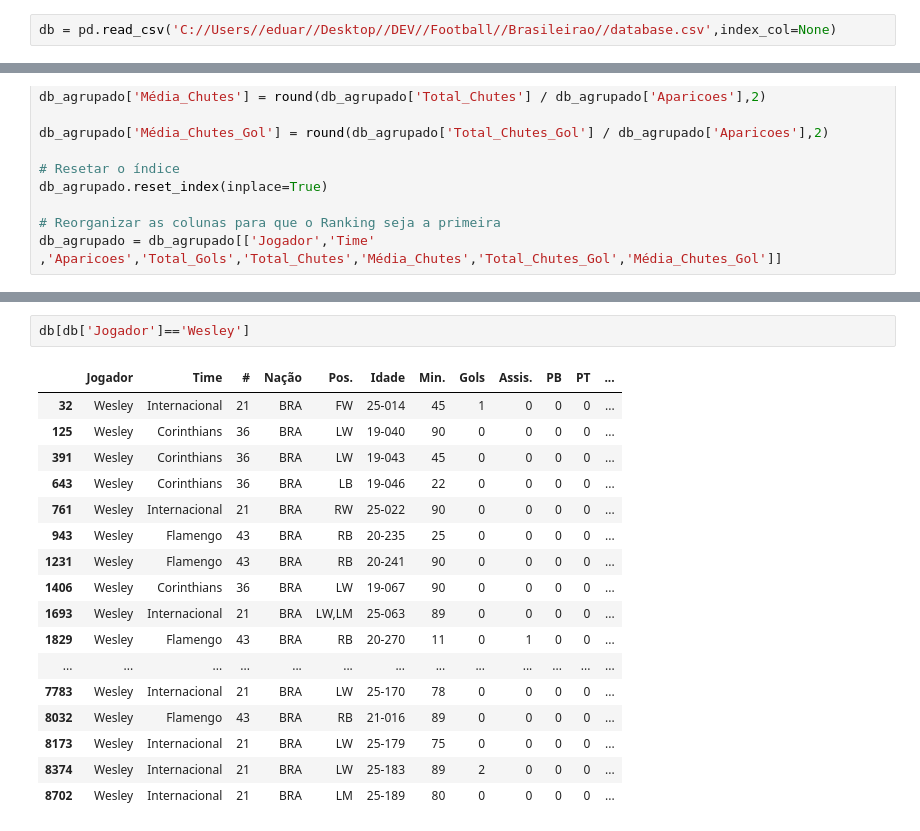
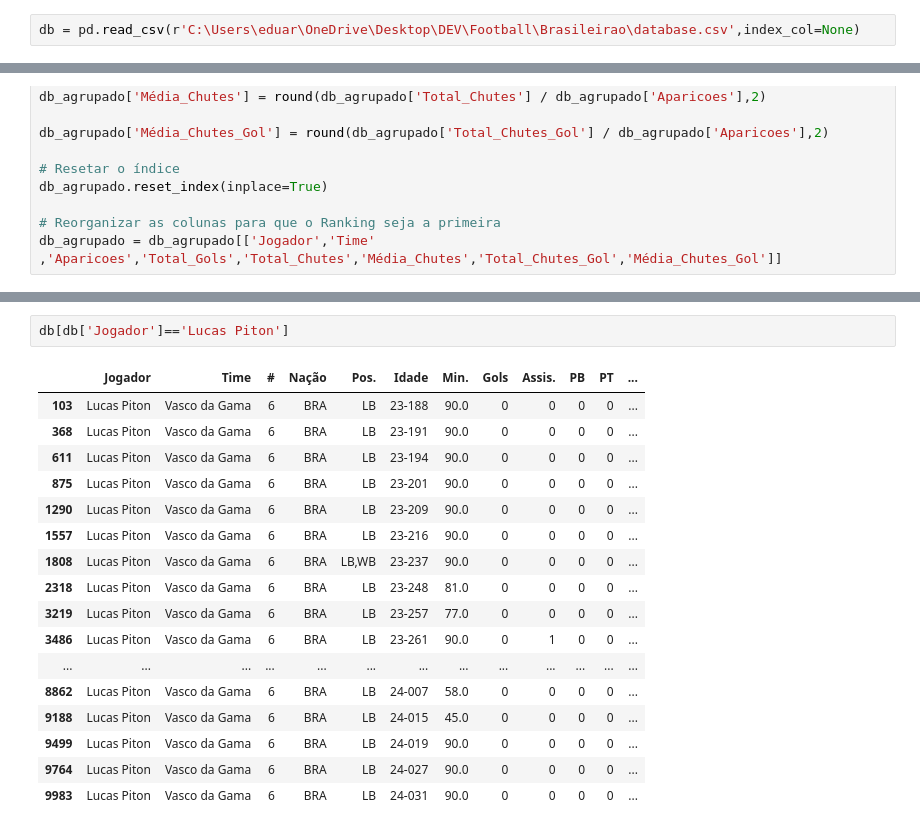
Before and after one commit to eduardopfbp/Brasileirao-PlayerStats, a Jupyter notebook: analise.ipynb, the cells around one changed output, grey strips where cells are left out. Drawn from its saved outputs; the diff is of its cells as text.

```diff
--- a/analise.ipynb
+++ b/analise.ipynb
@@ -3,7 +3,7 @@ import pandas as pd
 
 pd.set_option('display.max_columns', None)
 # %%
-db = pd.read_csv('C://Users//eduar//Desktop//DEV//Football//Brasileirao//database.csv',index_col=None)
+db = pd.read_csv(r'C:\Users\eduar\OneDrive\Desktop\DEV\Football\Brasileirao\database.csv',index_col=None)
 # %%
 db
 # %% [output]
@@ -118,20 +118,20 @@ plt.show()
 # %%
-db[db['Jogador']=='Wesley']
+db[db['Jogador']=='Lucas Piton']
 # %% [output]
 |  | Jogador | Time | # | Nação | Pos. | Idade | Min. | Gols | Assis. | PB | PT | ... |
-| 32 | Wesley | Internacional | 21 | BRA | FW | 25-014 | 45 | 1 | 0 | 0 | 0 | ... |
-| 125 | Wesley | Corinthians | 36 | BRA | LW | 19-040 | 90 | 0 | 0 | 0 | 0 | ... |
-| 391 | Wesley | Corinthians | 36 | BRA | LW | 19-043 | 45 | 0 | 0 | 0 | 0 | ... |
-| 643 | Wesley | Corinthians | 36 | BRA | LB | 19-046 | 22 | 0 | 0 | 0 | 0 | ... |
-| 761 | Wesley | Internacional | 21 | BRA | RW | 25-022 | 90 | 0 | 0 | 0 | 0 | ... |
-| 943 | Wesley | Flamengo | 43 | BRA | RB | 20-235 | 25 | 0 | 0 | 0 | 0 | ... |
-| 1231 | Wesley | Flamengo | 43 | BRA | RB | 20-241 | 90 | 0 | 0 | 0 | 0 | ... |
-| 1406 | Wesley | Corinthians | 36 | BRA | LW | 19-067 | 90 | 0 | 0 | 0 | 0 | ... |
-| 1693 | Wesley | Internacional | 21 | BRA | LW,LM | 25-063 | 89 | 0 | 0 | 0 | 0 | ... |
-| 1829 | Wesley | Flamengo | 43 | BRA | RB | 20-270 | 11 | 0 | 1 | 0 | 0 | ... |
+| 103 | Lucas Piton | Vasco da Gama | 6 | BRA | LB | 23-188 | 90.0 | 0 | 0 | 0 | 0 | ... |
+| 368 | Lucas Piton | Vasco da Gama | 6 | BRA | LB | 23-191 | 90.0 | 0 | 0 | 0 | 0 | ... |
+| 611 | Lucas Piton | Vasco da Gama | 6 | BRA | LB | 23-194 | 90.0 | 0 | 0 | 0 | 0 | ... |
+| 875 | Lucas Piton | Vasco da Gama | 6 | BRA | LB | 23-201 | 90.0 | 0 | 0 | 0 | 0 | ... |
+| 1290 | Lucas Piton | Vasco da Gama | 6 | BRA | LB | 23-209 | 90.0 | 0 | 0 | 0 | 0 | ... |
+| 1557 | Lucas Piton | Vasco da Gama | 6 | BRA | LB | 23-216 | 90.0 | 0 | 0 | 0 | 0 | ... |
+| 1808 | Lucas Piton | Vasco da Gama | 6 | BRA | LB,WB | 23-237 | 90.0 | 0 | 0 | 0 | 0 | ... |
+| 2318 | Lucas Piton | Vasco da Gama | 6 | BRA | LB | 23-248 | 81.0 | 0 | 0 | 0 | 0 | ... |
+| 3219 | Lucas Piton | Vasco da Gama | 6 | BRA | LB | 23-257 | 77.0 | 0 | 0 | 0 | 0 | ... |
+| 3486 | Lucas Piton | Vasco da Gama | 6 | BRA | LB | 23-261 | 90.0 | 0 | 1 | 0 | 0 | ... |
 | ... | ... | ... | ... | ... | ... | ... | ... | ... | ... | ... | ... | ... |
-| 7783 | Wesley | Internacional | 21 | BRA | LW | 25-170 | 78 | 0 | 0 | 0 | 0 | ... |
-| 8032 | Wesley | Flamengo | 43 | BRA | RB | 21-016 | 89 | 0 | 0 | 0 | 0 | ... |
-| 8173 | Wesley | Internacional | 21 | BRA | LW | 25-179 | 75 | 0 | 0 | 0 | 0 | ... |
-| 8374 | Wesley | Internacional | 21 | BRA | LW | 25-183 | 89 | 2 | 0 | 0 | 0 | ... |
-| 8702 | Wesley | Internacional | 21 | BRA | LM | 25-189 | 80 | 0 | 0 | 0 | 0 | ... |
+| 8862 | Lucas Piton | Vasco da Gama | 6 | BRA | LB | 24-007 | 58.0 | 0 | 0 | 0 | 0 | ... |
+| 9188 | Lucas Piton | Vasco da Gama | 6 | BRA | LB | 24-015 | 45.0 | 0 | 0 | 0 | 0 | ... |
+| 9499 | Lucas Piton | Vasco da Gama | 6 | BRA | LB | 24-019 | 90.0 | 0 | 0 | 0 | 0 | ... |
+| 9764 | Lucas Piton | Vasco da Gama | 6 | BRA | LB | 24-027 | 90.0 | 0 | 0 | 0 | 0 | ... |
+| 9983 | Lucas Piton | Vasco da Gama | 6 | BRA | LB | 24-031 | 90.0 | 0 | 0 | 0 | 0 | ... |
```
Also changed, not shown: parts of 4 cells of this notebook, 7 other files.
